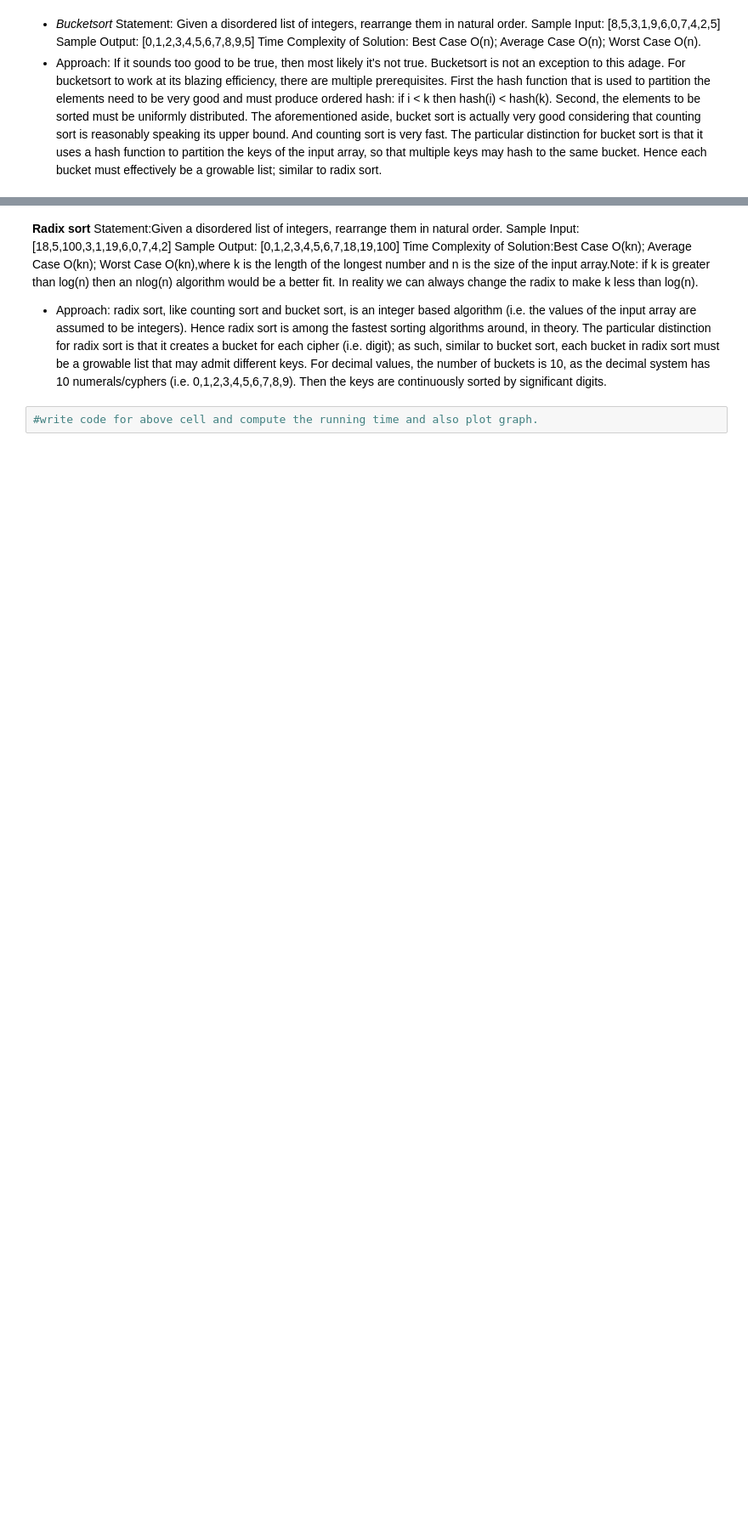
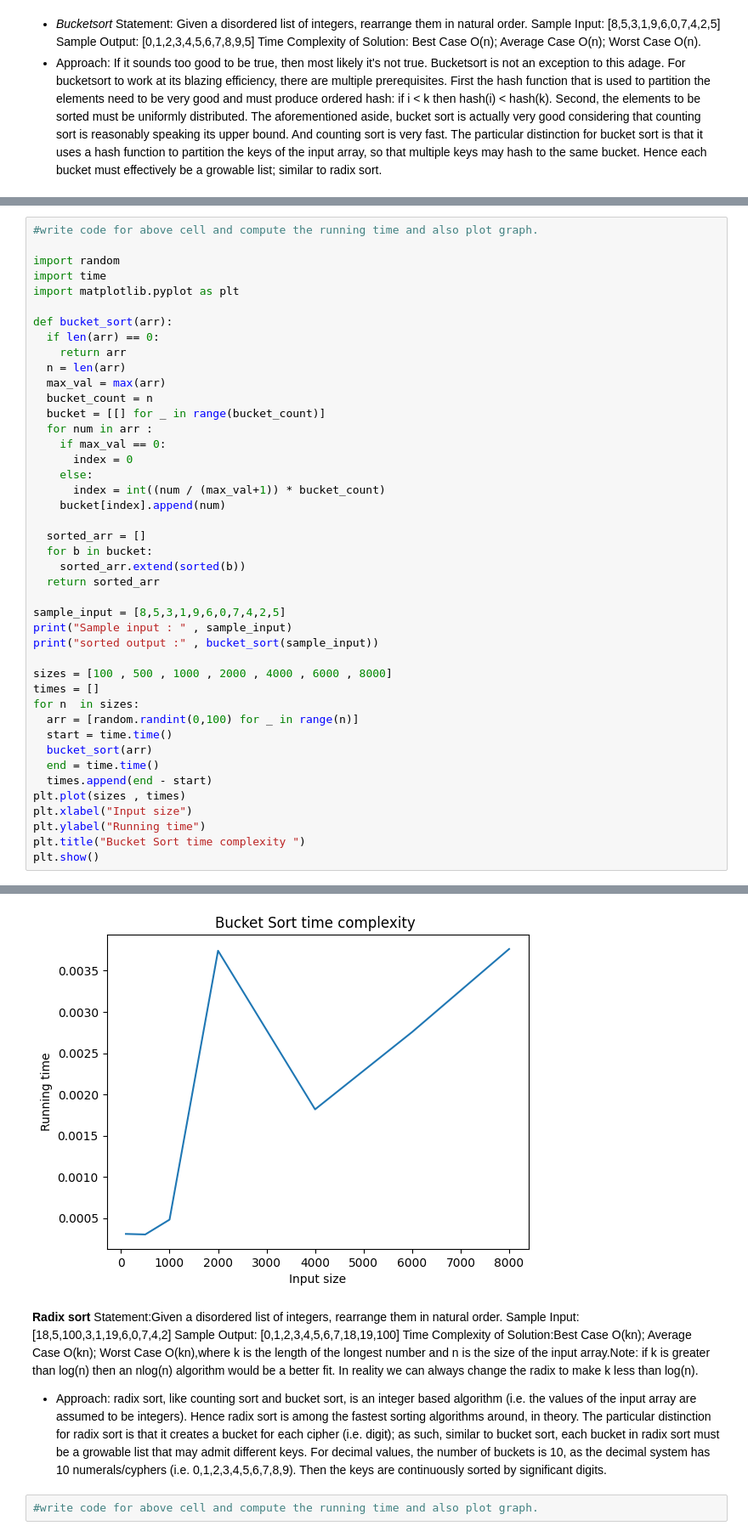
Before and after one commit to dakshmalviya-x/APS-LAB, a Jupyter notebook: Lab_6.ipynb, the cells around one changed output, grey strips where cells are left out. Shown at 85% size. Cells and saved outputs as stored; diff of their text form; blank space fills up the shorter version.

```diff
--- a/Lab_6.ipynb
+++ b/Lab_6.ipynb
@@ -48,0 +82,44 @@ similar to radix sort.
+# %%
+#write code for above cell and compute the running time and also plot graph.
+
+import random
+import time
+import matplotlib.pyplot as plt
+
+def bucket_sort(arr):
+  if len(arr) == 0:
+    return arr
+  n = len(arr)
+  max_val = max(arr)
+  bucket_count = n
+  bucket = [[] for _ in range(bucket_count)]
+  for num in arr :
+    if max_val == 0:
+      index = 0
+    else:
+      index = int((num / (max_val+1)) * bucket_count)
+    bucket[index].append(num)
+
+  sorted_arr = []
+  for b in bucket:
+    sorted_arr.extend(sorted(b))
+  return sorted_arr
+
+sample_input = [8,5,3,1,9,6,0,7,4,2,5]
+print("Sample input : " , sample_input)
+print("sorted output :" , bucket_sort(sample_input))
+
+sizes = [100 , 500 , 1000 , 2000 , 4000 , 6000 , 8000]
+times = []
+for n  in sizes:
+  arr = [random.randint(0,100) for _ in range(n)]
+  start = time.time()
+  bucket_sort(arr)
+  end = time.time()
+  times.append(end - start)
+plt.plot(sizes , times)
+plt.xlabel("Input size")
+plt.ylabel("Running time")
+plt.title("Bucket Sort time complexity ")
+plt.show()
+# %% [output]
@@ -49,3 +128,4 @@ similar to radix sort.
+[figure, added]
 # %% [markdown]
 **Radix sort**
 Statement:Given a disordered list of integers, rearrange them in natural order.
```
Also changed, not shown: parts of 4 cells of this notebook.
